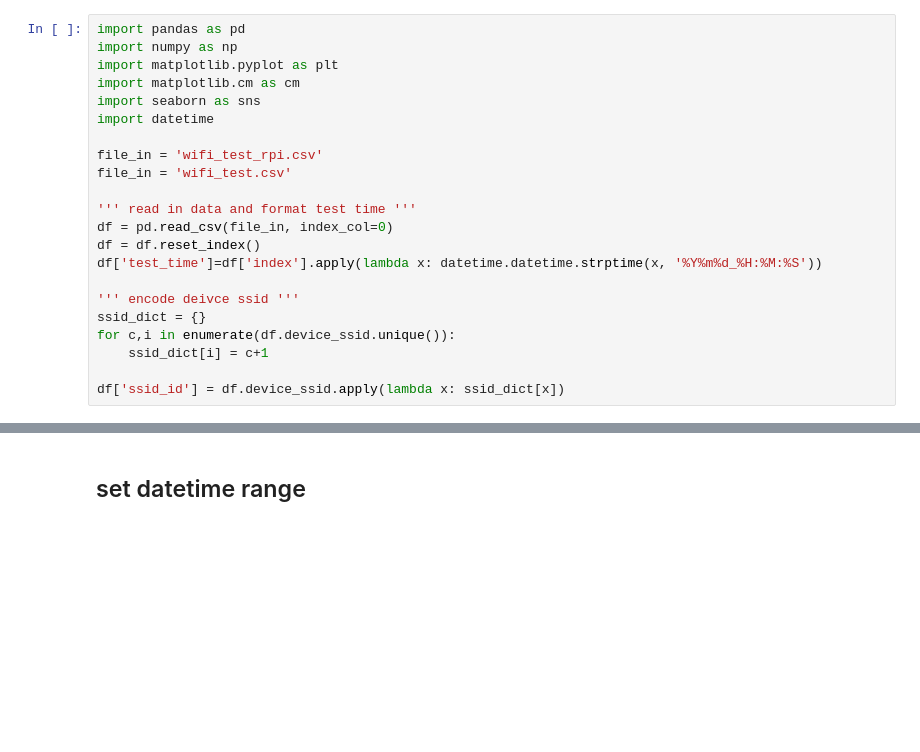
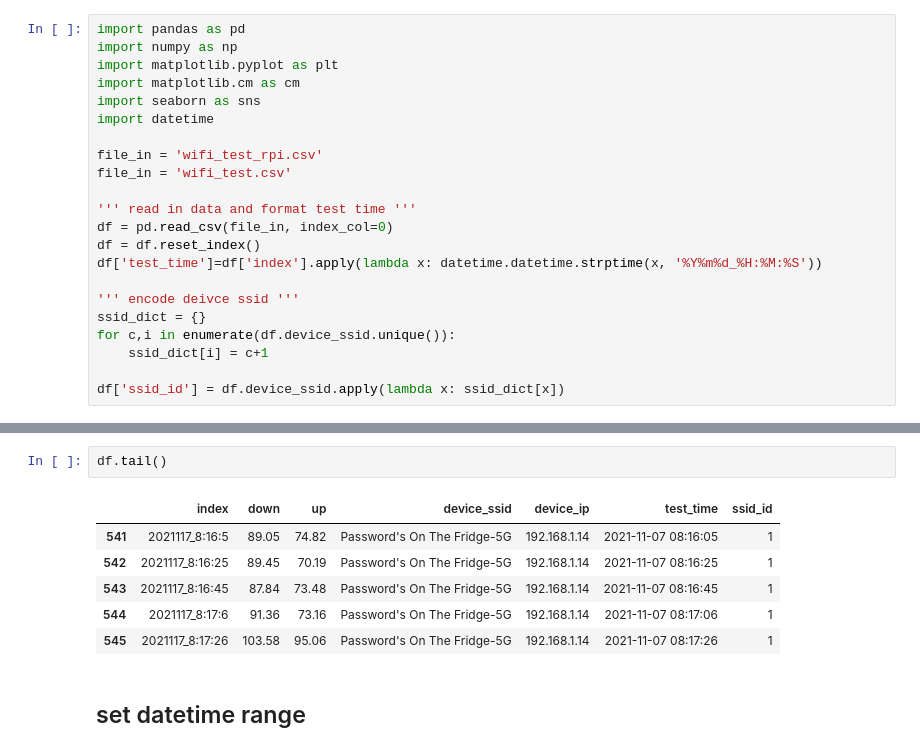
Before and after one commit to areichel90/network_analysis, a Jupyter notebook: Network_Analysis.ipynb, the cells around one changed output, grey strips where cells are left out. Cells and saved outputs as stored; diff of their text form; blank space fills up the shorter version.

```diff
--- a/Network_Analysis.ipynb
+++ b/Network_Analysis.ipynb
@@ -27,3 +27,12 @@ df.shape
+# %%
+df.tail()
+# %% [output]
+|  | index | down | up | device_ssid | device_ip | test_time | ssid_id |
+| 541 | 2021117_8:16:5 | 89.05 | 74.82 | Password's On The Fridge-5G | 192.168.1.14 | 2021-11-07 08:16:05 | 1 |
+| 542 | 2021117_8:16:25 | 89.45 | 70.19 | Password's On The Fridge-5G | 192.168.1.14 | 2021-11-07 08:16:25 | 1 |
+| 543 | 2021117_8:16:45 | 87.84 | 73.48 | Password's On The Fridge-5G | 192.168.1.14 | 2021-11-07 08:16:45 | 1 |
+| 544 | 2021117_8:17:6 | 91.36 | 73.16 | Password's On The Fridge-5G | 192.168.1.14 | 2021-11-07 08:17:06 | 1 |
+| 545 | 2021117_8:17:26 | 103.58 | 95.06 | Password's On The Fridge-5G | 192.168.1.14 | 2021-11-07 08:17:26 | 1 |
 # %% [markdown]
 ## set datetime range
 # %%
```
Also changed, not shown: parts of 7 cells of this notebook.
